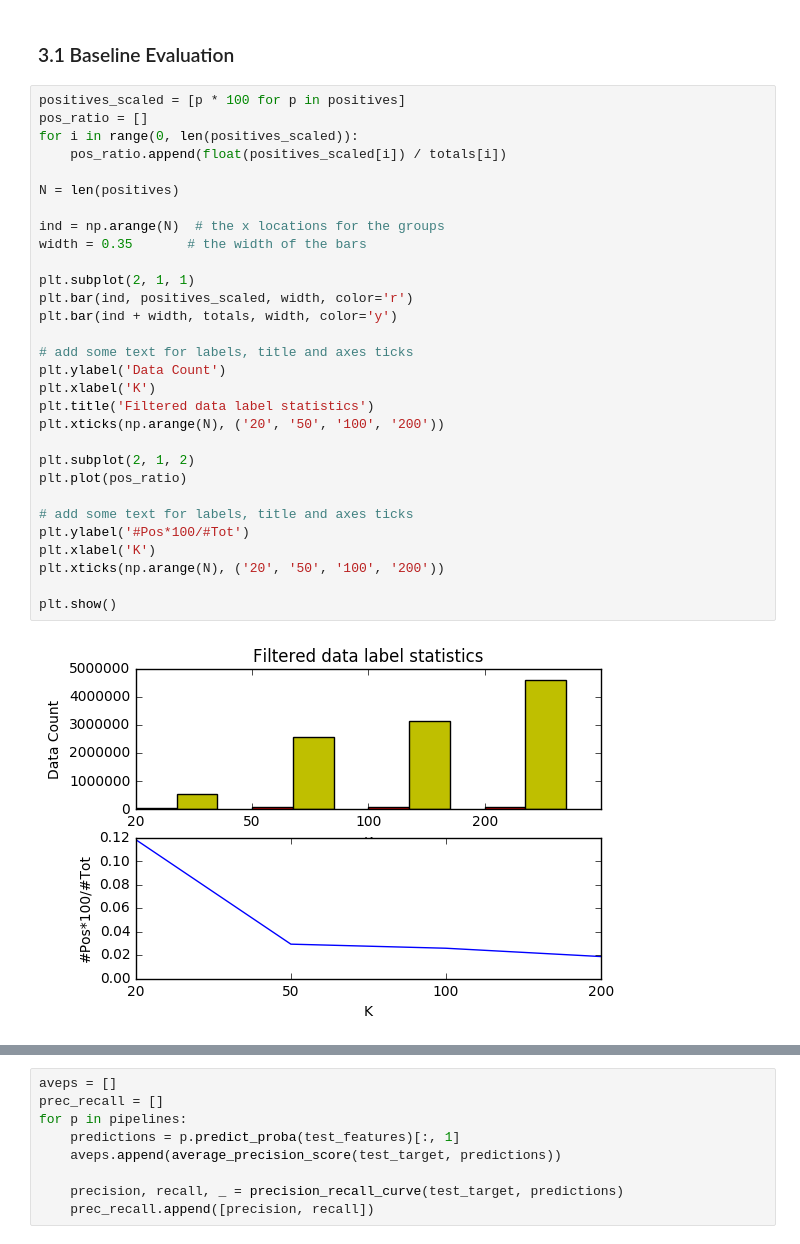
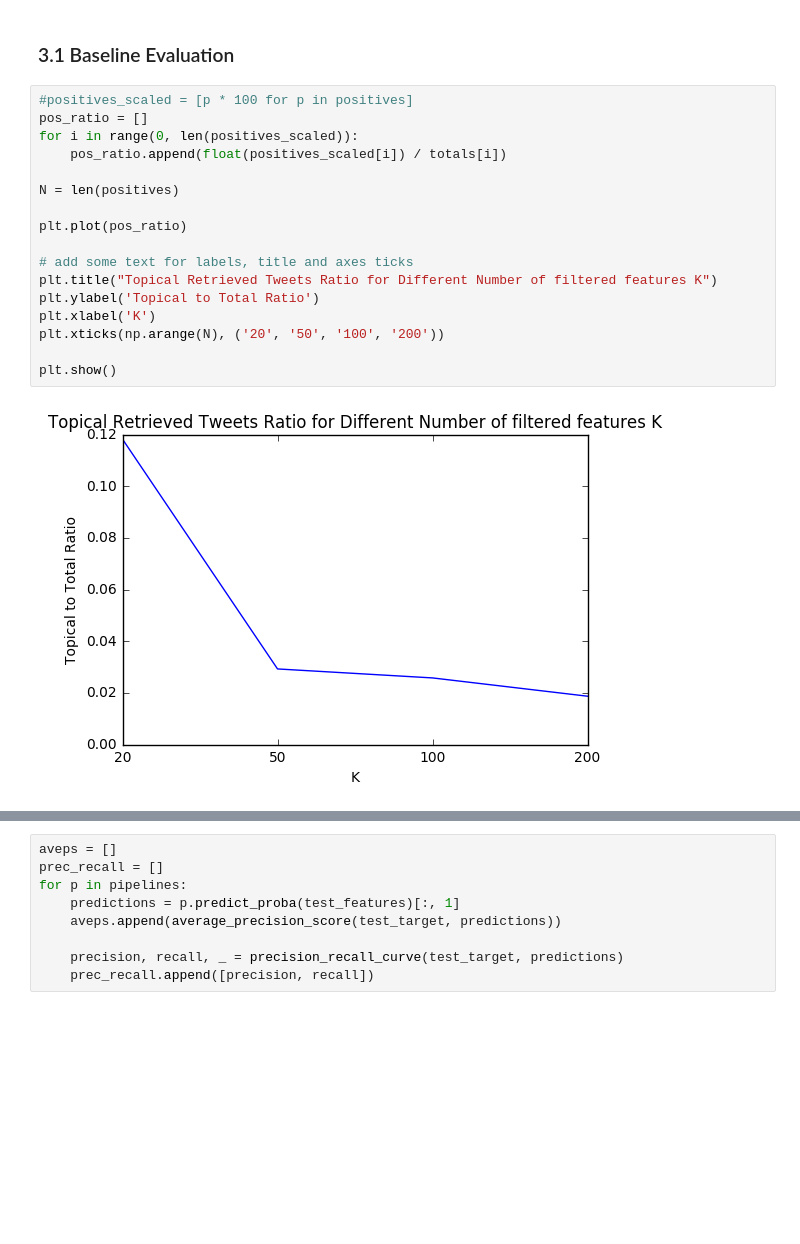
Before and after one commit to kasrsf/twitter-query, a Jupyter notebook: Notebooks/Report #1 - Setting up testing framework.ipynb, the cells around one changed output, grey strips where cells are left out. Saved outputs shown, nothing was run; the diff lists cells and outputs as text; blank space fills up the shorter version.

```diff
--- a/Notebooks/Report #1 - Setting up testing framework.ipynb
+++ b/Notebooks/Report #1 - Setting up testing framework.ipynb
@@ -382,37 +359,24 @@ positives, totals, pipelines = tf.run_configs()
 # %% [markdown]
 ### 3.1 Baseline Evaluation
 # %%
-positives_scaled = [p * 100 for p in positives]
+#positives_scaled = [p * 100 for p in positives]
 pos_ratio = []
 for i in range(0, len(positives_scaled)):
     pos_ratio.append(float(positives_scaled[i]) / totals[i])
 
 N = len(positives)
 
-ind = np.arange(N)  # the x locations for the groups
-width = 0.35       # the width of the bars
-
-plt.subplot(2, 1, 1)
-plt.bar(ind, positives_scaled, width, color='r')
-plt.bar(ind + width, totals, width, color='y')
-
-# add some text for labels, title and axes ticks
-plt.ylabel('Data Count')
-plt.xlabel('K')
-plt.title('Filtered data label statistics')
-plt.xticks(np.arange(N), ('20', '50', '100', '200'))
-
-plt.subplot(2, 1, 2)
 plt.plot(pos_ratio)
 
 # add some text for labels, title and axes ticks
-plt.ylabel('#Pos*100/#Tot')
+plt.title("Topical Retrieved Tweets Ratio for Different Number of filtered features K")
+plt.ylabel('Topical to Total Ratio')
 plt.xlabel('K')
 plt.xticks(np.arange(N), ('20', '50', '100', '200'))
 
 plt.show()
 # %% [output]
-[figure, old version]
+[figure, new version]
 # %%
 total_pos_count = dp.get_num_of_positvies()
 pos_recall = [float(p) / total_pos_count for p in positives]
```
Also changed, not shown: parts of 8 cells of this notebook, 12 other files.
